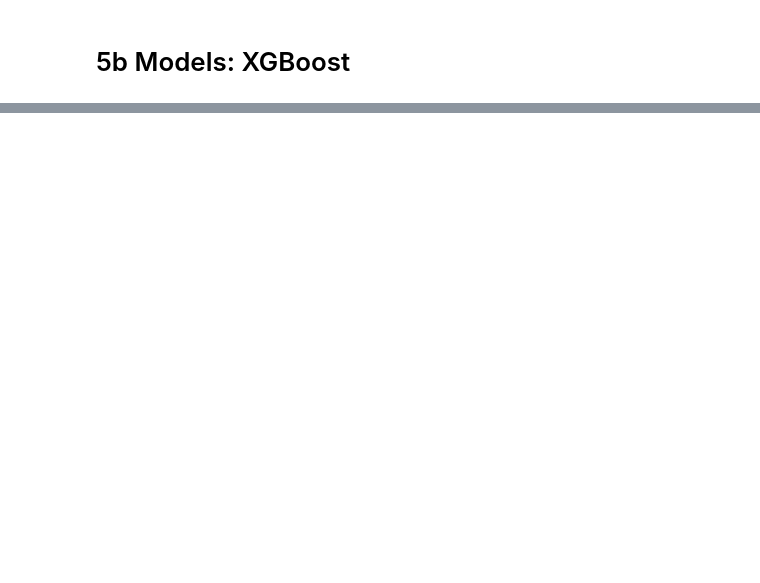
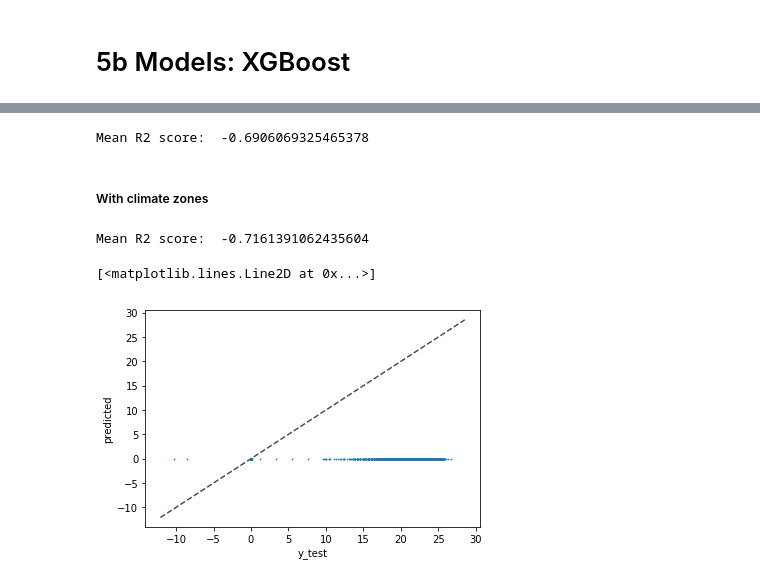
Before and after one commit to jandrewjohnson/ipbes_invest_crop_yield, a Jupyter notebook: CropModeling Regression.ipynb, the cells around one changed output, grey strips where cells are left out. Saved outputs shown, nothing was run; the diff lists cells and outputs as text; code cells hidden in the pictures; blank space fills up the shorter version.

```diff
--- a/CropModeling Regression.ipynb
+++ b/CropModeling Regression.ipynb
@@ -208,0 +344,34 @@ ImportError: cannot import name 'XGBRegressor'
+# %%
+xgboost_reg(dfFull)
+# %% [output]
+Mean R2 score:  -0.6906069325465378
+# %% [markdown]
+##### With climate zones
+# %%
+xgboost_reg(dfLog)
+# %% [output]
+Mean R2 score:  -0.7161391062435604
+# %%
+dataframe = dfLog
+
+x = dataframe.drop(['calories_per_cell','climate_zone'], axis=1)
+y = dataframe['calories_per_cell']
+X_train, X_test, y_train, y_test = train_test_split(x, y)
+
+xgbreg = xgb.XGBRegressor(n_estimators=100, learning_rate=0.08, gamma=0, subsample=0.75,
+                           colsample_bytree=1, max_depth=7)
+
+xg =  xgbreg.fit(X_train, y_train)
+y_predicted = xg.predict(X_test)
+
+compare = pd.DataFrame()
+compare['y_test'] = y_test
+compare['predicted'] = y_predicted
+
+#Bunch of negative values
+
+ax = compare.plot.scatter(x='y_test',y='predicted',s=0.5)
+ax.plot(ax.get_xlim(), ax.get_xlim(), ls="--", c=".3")
+# %% [output]
+[<matplotlib.lines.Line2D at 0x...>]
+[figure, added]
```
Also changed, not shown: parts of 48 cells of this notebook, 1 other file.
